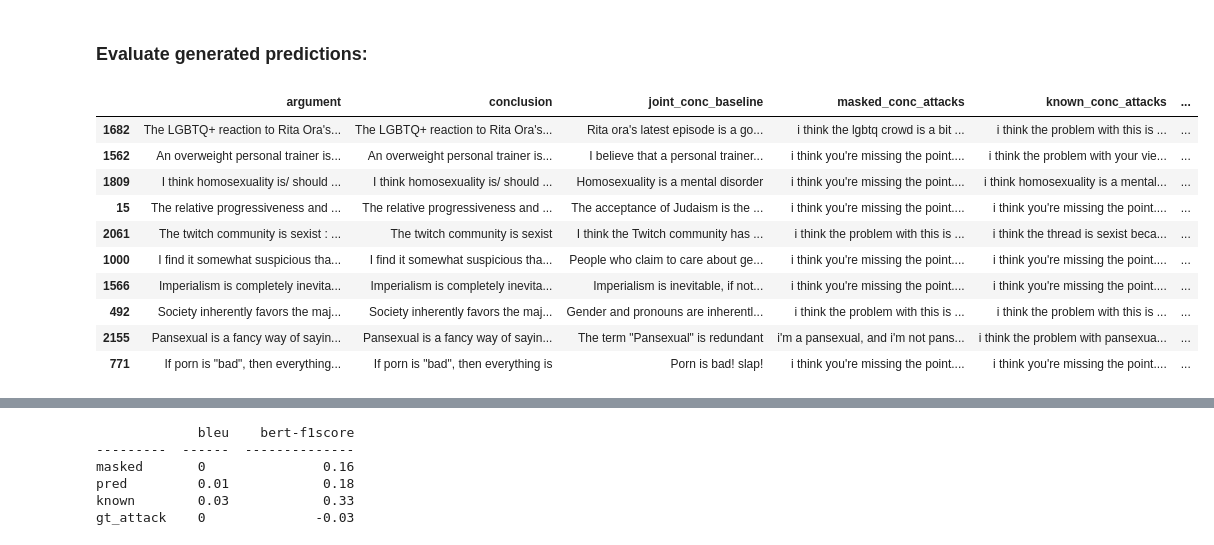
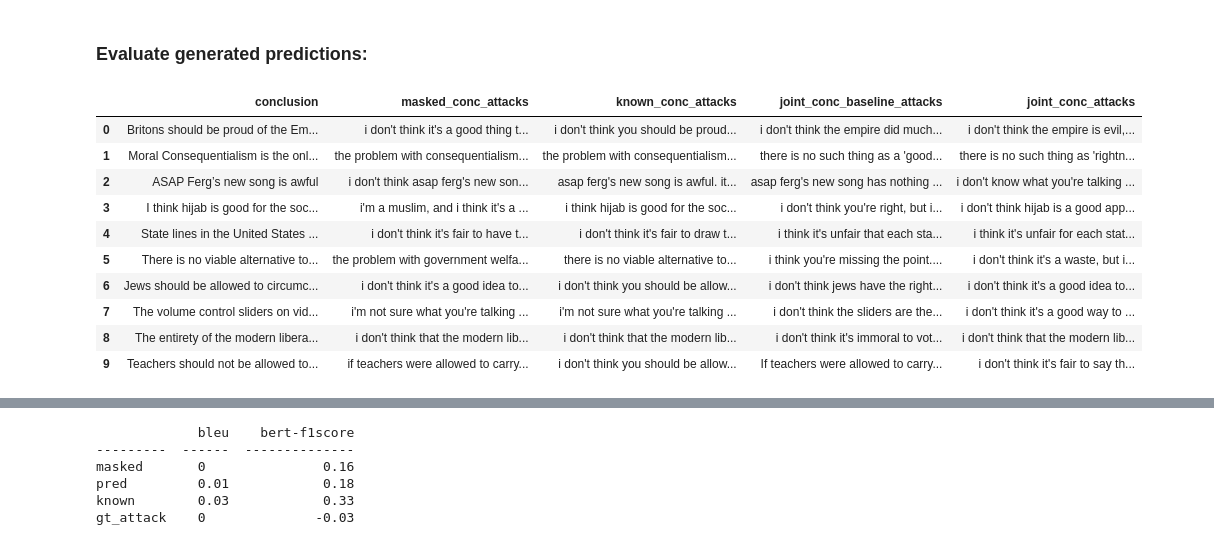
Before and after one commit to webis-de/eacl23-conclusion-based-counter-argument-generation, a Jupyter notebook: src-ipynb/evaluating-conclusion-and-ca-models.ipynb, the cells around one changed output, grey strips where cells are left out. Saved outputs shown, nothing was run; the diff lists cells and outputs as text; code cells hidden in the pictures.

```diff
--- a/src-ipynb/evaluating-conclusion-and-ca-models.ipynb
+++ b/src-ipynb/evaluating-conclusion-and-ca-models.ipynb
@@ -208,18 +162,18 @@ reddit_pred_df.to_pickle('../data/output/reddit_pred_df-nosample.pkl')
 # %% [markdown]
 ### Evaluate generated predictions:
 # %%
-reddit_pred_df = pd.read_pickle('../data/output/reddit_pred_df-nosample.pkl')
+reddit_pred_df = pd.read_pickle('../data/output/reddit_pred_df-nosample-beamsize-4.pkl')
 # %%
-reddit_pred_df[['argument', 'conclusion' , 'joint_conc_baseline', 'masked_conc_attacks', 'known_conc_attacks', 'joint_conc_baseline_attacks', 'joint_conc_attacks']].sample(10).head(n=10)
+reddit_pred_df[['conclusion', 'masked_conc_attacks', 'known_conc_attacks', 'joint_conc_baseline_attacks', 'joint_conc_attacks']].head(n=10)
 # %% [output]
-|  | argument | conclusion | joint_conc_baseline | masked_conc_attacks | known_conc_attacks | ... |
-| 1682 | The LGBTQ+ reaction to Rita Ora's... | The LGBTQ+ reaction to Rita Ora's... | Rita ora's latest episode is a go... | i think the lgbtq crowd is a bit ... | i think the problem with this is ... | ... |
-| 1562 | An overweight personal trainer is... | An overweight personal trainer is... | I believe that a personal trainer... | i think you're missing the point.... | i think the problem with your vie... | ... |
-| 1809 | I think homosexuality is/ should ... | I think homosexuality is/ should ... | Homosexuality is a mental disorder | i think you're missing the point.... | i think homosexuality is a mental... | ... |
-| 15 | The relative progressiveness and ... | The relative progressiveness and ... | The acceptance of Judaism is the ... | i think you're missing the point.... | i think you're missing the point.... | ... |
-| 2061 | The twitch community is sexist : ... | The twitch community is sexist | I think the Twitch community has ... | i think the problem with this is ... | i think the thread is sexist beca... | ... |
-| 1000 | I find it somewhat suspicious tha... | I find it somewhat suspicious tha... | People who claim to care about ge... | i think you're missing the point.... | i think you're missing the point.... | ... |
-| 1566 | Imperialism is completely inevita... | Imperialism is completely inevita... | Imperialism is inevitable, if not... | i think you're missing the point.... | i think you're missing the point.... | ... |
-| 492 | Society inherently favors the maj... | Society inherently favors the maj... | Gender and pronouns are inherentl... | i think the problem with this is ... | i think the problem with this is ... | ... |
-| 2155 | Pansexual is a fancy way of sayin... | Pansexual is a fancy way of sayin... | The term "Pansexual" is redundant | i'm a pansexual, and i'm not pans... | i think the problem with pansexua... | ... |
-| 771 | If porn is "bad", then everything... | If porn is "bad", then everything is | Porn is bad! slap! | i think you're missing the point.... | i think you're missing the point.... | ... |
+|  | conclusion | masked_conc_attacks | known_conc_attacks | joint_conc_baseline_attacks | joint_conc_attacks |
+| 0 | Britons should be proud of the Em... | i don't think it's a good thing t... | i don't think you should be proud... | i don't think the empire did much... | i don't think the empire is evil,... |
+| 1 | Moral Consequentialism is the onl... | the problem with consequentialism... | the problem with consequentialism... | there is no such thing as a 'good... | there is no such thing as 'rightn... |
+| 2 | ASAP Ferg’s new song is awful | i don't think asap ferg's new son... | asap ferg's new song is awful. it... | asap ferg's new song has nothing ... | i don't know what you're talking ... |
+| 3 | I think hijab is good for the soc... | i'm a muslim, and i think it's a ... | i think hijab is good for the soc... | i don't think you're right, but i... | i don't think hijab is a good app... |
+| 4 | State lines in the United States ... | i don't think it's fair to have t... | i don't think it's fair to draw t... | i think it's unfair that each sta... | i think it's unfair for each stat... |
+| 5 | There is no viable alternative to... | the problem with government welfa... | there is no viable alternative to... | i think you're missing the point.... | i don't think it's a waste, but i... |
+| 6 | Jews should be allowed to circumc... | i don't think it's a good idea to... | i don't think you should be allow... | i don't think jews have the right... | i don't think it's a good idea to... |
+| 7 | The volume control sliders on vid... | i'm not sure what you're talking ... | i'm not sure what you're talking ... | i don't think the sliders are the... | i don't think it's a good way to ... |
+| 8 | The entirety of the modern libera... | i don't think that the modern lib... | i don't think that the modern lib... | i don't think it's immoral to vot... | i don't think that the modern lib... |
+| 9 | Teachers should not be allowed to... | if teachers were allowed to carry... | i don't think you should be allow... | If teachers were allowed to carry... | i don't think it's fair to say th... |
```
Also changed, not shown: parts of 30 cells of this notebook, 8 other files.
